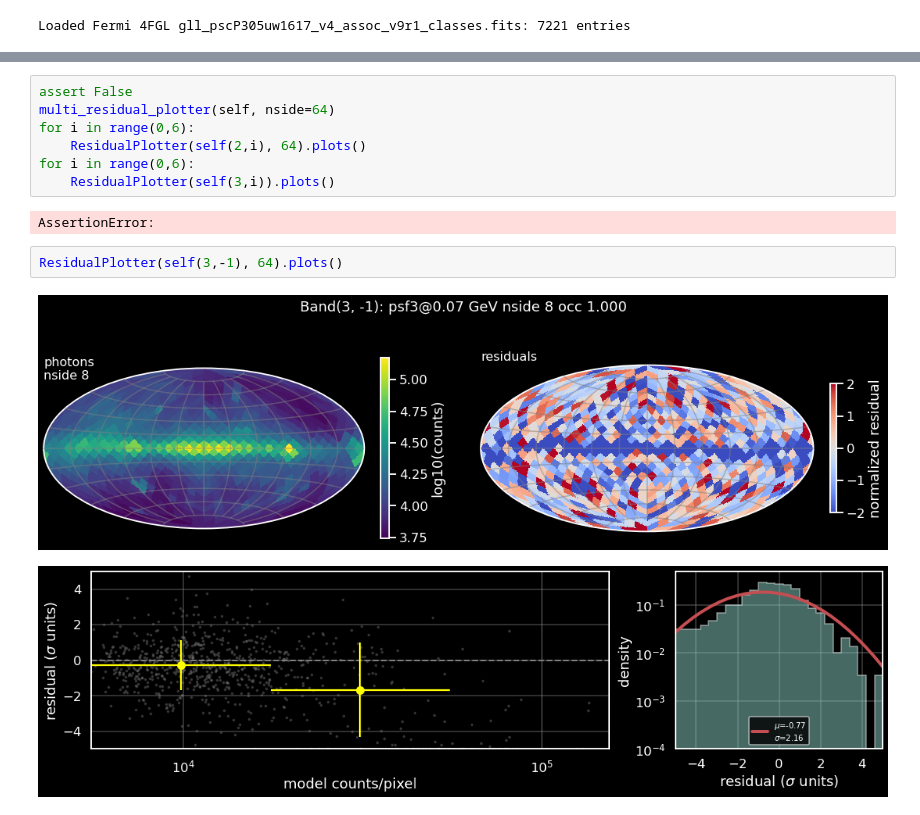
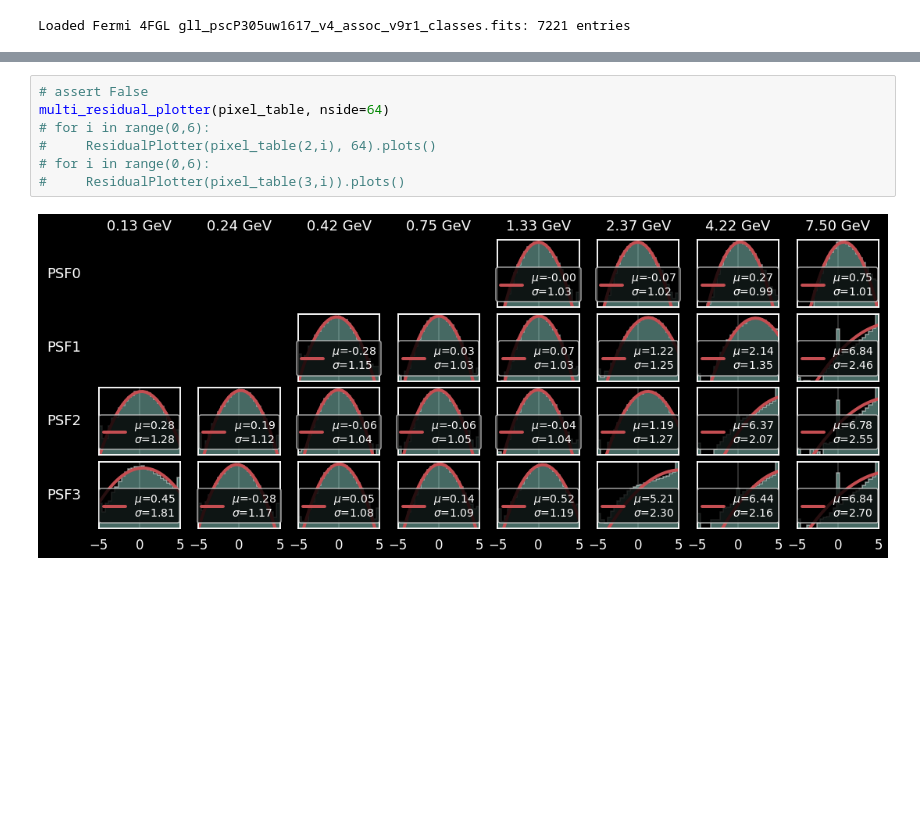
Before and after one commit to tburnett/kerr-diffuse, a Jupyter notebook: residual.ipynb, the cells around one changed output, grey strips where cells are left out. Drawn from its saved outputs; the diff is of its cells as text; blank space fills up the shorter version.

```diff
--- a/residual.ipynb
+++ b/residual.ipynb
@@ -148,14 +121,9 @@ TypeError: ResidualPoints.__init__() missing 1 required positional argument: 'en
 # %%
-assert False
-multi_residual_plotter(self, nside=64)
-for i in range(0,6):
-    ResidualPlotter(self(2,i), 64).plots()
-for i in range(0,6):
-    ResidualPlotter(self(3,i)).plots()
+# assert False
+multi_residual_plotter(pixel_table, nside=64)
+# for i in range(0,6):
+#     ResidualPlotter(pixel_table(2,i), 64).plots()
+# for i in range(0,6):
+#     ResidualPlotter(pixel_table(3,i)).plots()
 # %% [output]
-AssertionError:
+[figure, added]
-# %%
-ResidualPlotter(self(3,-1), 64).plots()
-# %% [output]
-[figure, removed]
-[figure, removed]
```
Also changed, not shown: parts of 11 cells of this notebook, 2 other files.
